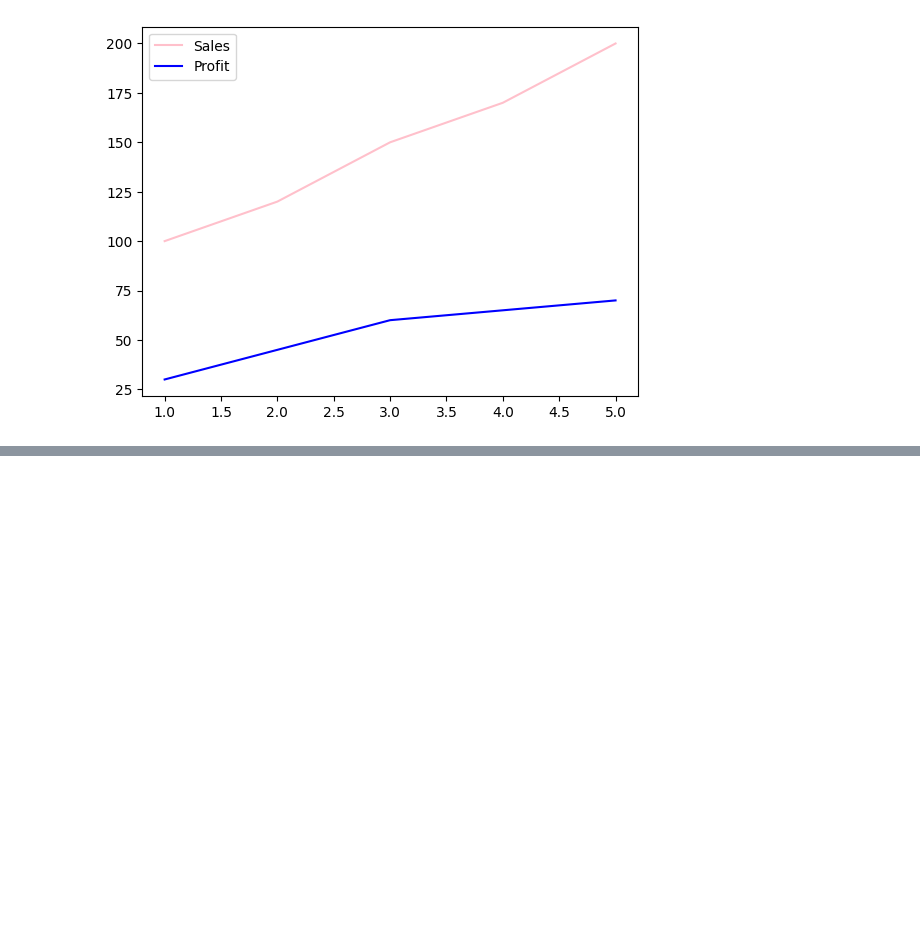
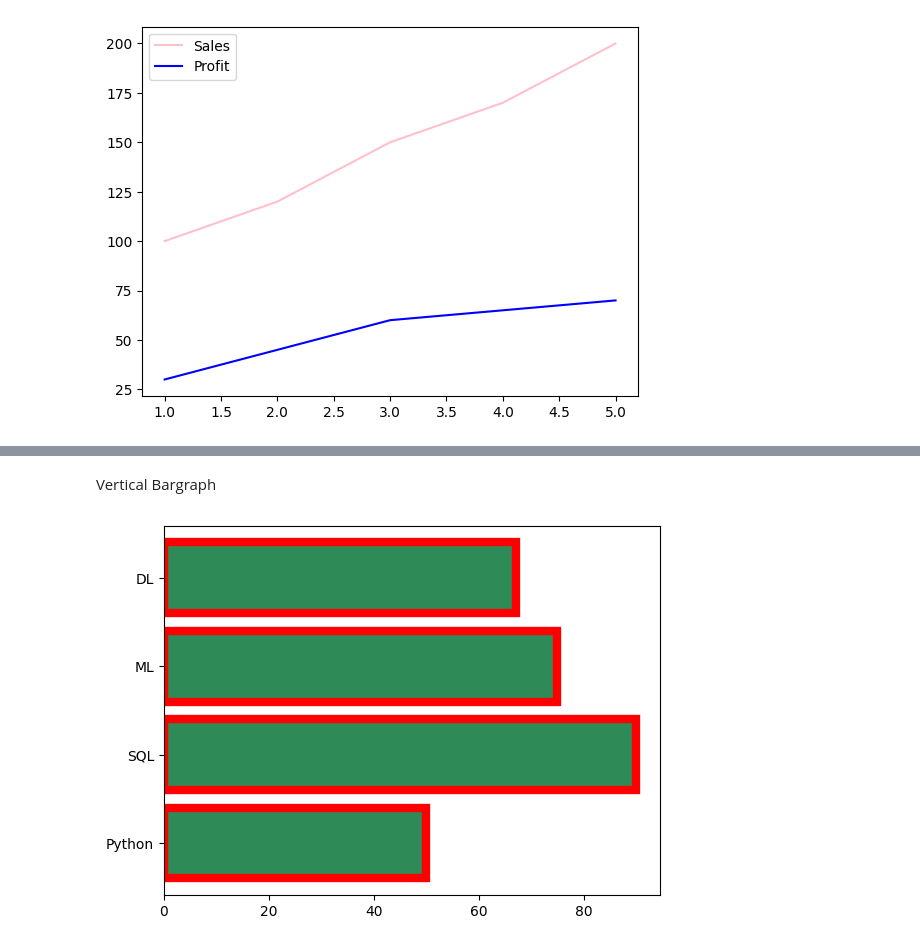
Before and after one commit to ftmshifa777/Matplotlib-Visualization, a Jupyter notebook: Matplotlib.ipynb, the cells around one changed output, grey strips where cells are left out. Cells and saved outputs as stored; diff of their text form; code cells hidden in the pictures; blank space fills up the shorter version.

```diff
--- a/Matplotlib.ipynb
+++ b/Matplotlib.ipynb
@@ -72,0 +93,8 @@ plt.show()
+# %% [markdown]
+Vertical Bargraph
+# %%
+
+plt.barh(subjects,marks,edgecolor='red',color='seagreen',linewidth=6)
+plt.show()
+# %% [output]
+[figure, added]
```
Also changed, not shown: parts of 26 cells of this notebook.
